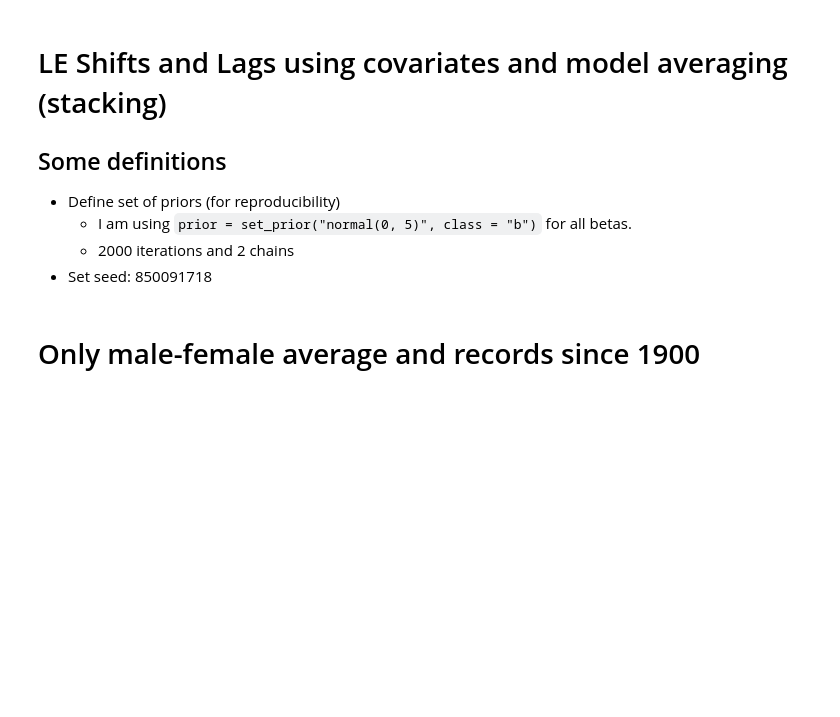
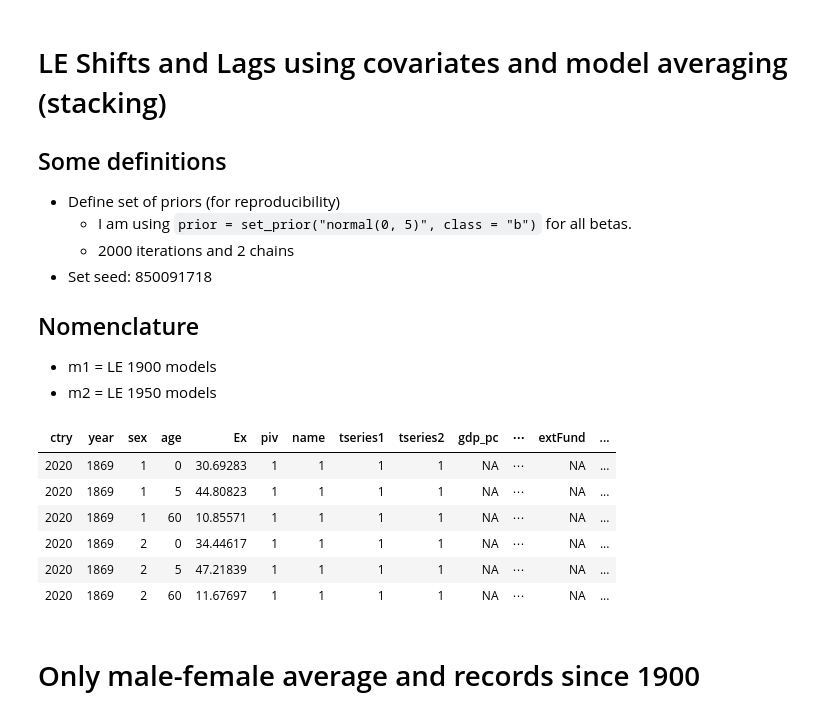
Before and after one commit to sdaza/lambda, a Jupyter notebook: notebooks/stacking_covariates.ipynb, the cells around one changed output. Saved outputs shown, nothing was run; the diff lists cells and outputs as text; code cells hidden in the pictures; blank space fills up the shorter version.

```diff
--- a/notebooks/stacking_covariates.ipynb
+++ b/notebooks/stacking_covariates.ipynb
@@ -7,6 +7,11 @@
      - I am using `prior = set_prior("normal(0, 5)", class = "b")` for all betas.
      - 2000 iterations and 2 chains
 - Set seed: 850091718
+
+## Nomenclature
+
+- m1 = LE 1900 models
+- m2 = LE 1950 models
 # %%
 library(here)
 library(haven)
@@ -32 +40,11 @@ source('functions.R')
+# %%
+head(df)
+# %% [output]
+| ctry | year | sex | age | Ex | piv | name | tseries1 | tseries2 | gdp_pc | ⋯ | extFund | ... |
+| 2020 | 1869 | 1 | 0 | 30.69283 | 1 | 1 | 1 | 1 | NA | ⋯ | NA | ... |
+| 2020 | 1869 | 1 | 5 | 44.80823 | 1 | 1 | 1 | 1 | NA | ⋯ | NA | ... |
+| 2020 | 1869 | 1 | 60 | 10.85571 | 1 | 1 | 1 | 1 | NA | ⋯ | NA | ... |
+| 2020 | 1869 | 2 | 0 | 34.44617 | 1 | 1 | 1 | 1 | NA | ⋯ | NA | ... |
+| 2020 | 1869 | 2 | 5 | 47.21839 | 1 | 1 | 1 | 1 | NA | ⋯ | NA | ... |
+| 2020 | 1869 | 2 | 60 | 11.67697 | 1 | 1 | 1 | 1 | NA | ⋯ | NA | ... |
 # %%
```
Also changed, not shown: parts of 171 cells of this notebook, 2 other files.
